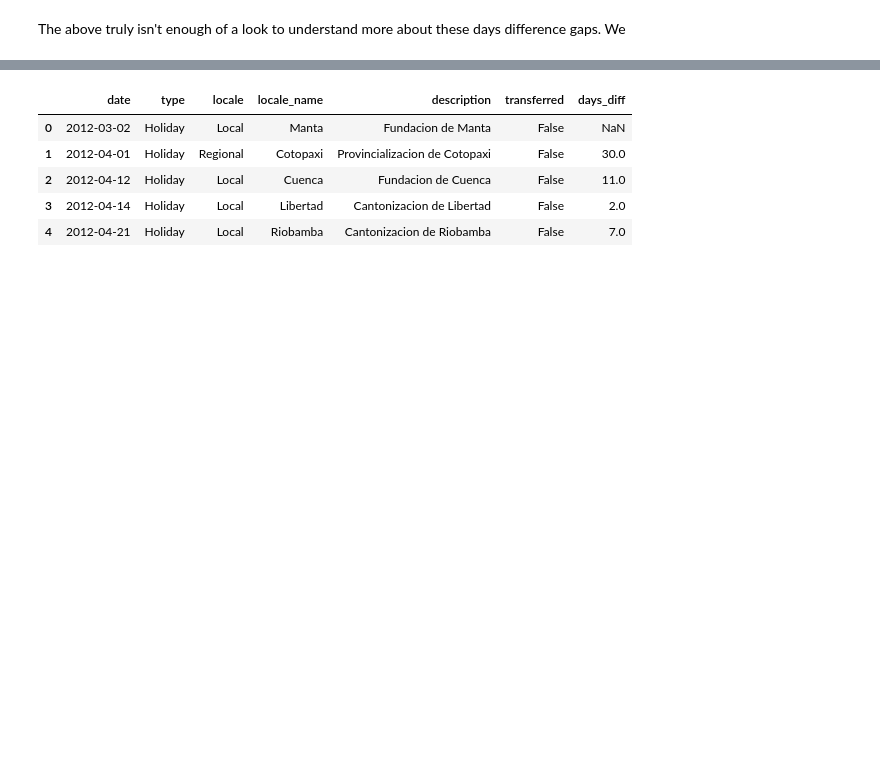
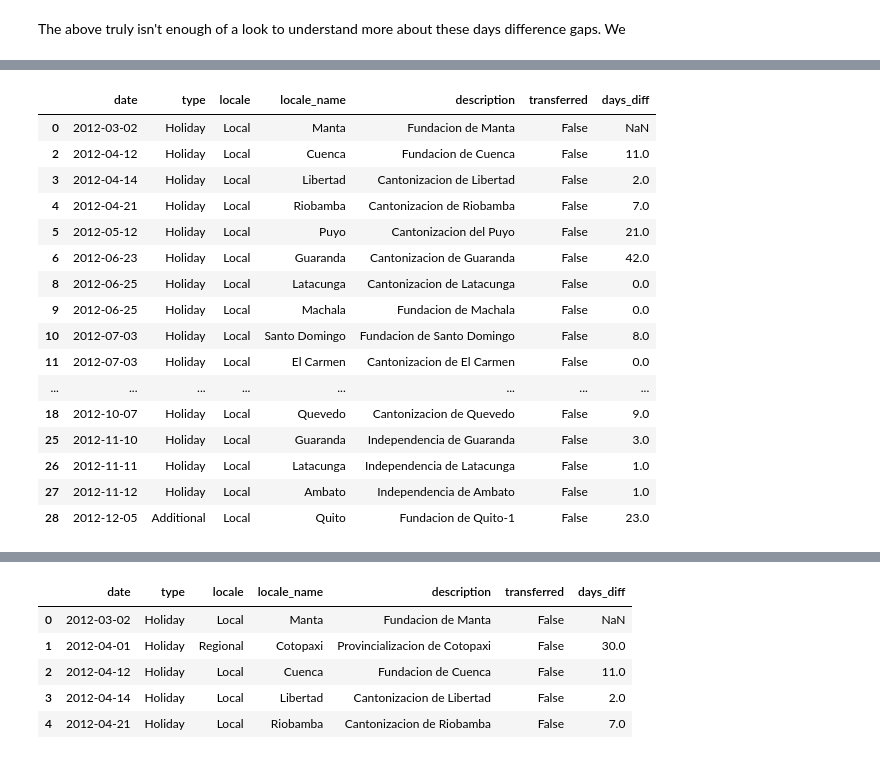
Before and after one commit to chriskuz/store_sales_time_series_forecasting, a Jupyter notebook: src/data_look.ipynb, the cells around one changed output, grey strips where cells are left out. Cells and saved outputs as stored; diff of their text form; code cells hidden in the pictures; blank space fills up the shorter version.

```diff
--- a/src/data_look.ipynb
+++ b/src/data_look.ipynb
@@ -484,0 +536,23 @@ display(
+# %%
+regional_locale_names = list(holidays["locale_name"].unique())
+regional_description_names = list(holidays["description"].unique())
+
+holidays[holidays["locale"] == "Local"].head(20)
+# %% [output]
+|  | date | type | locale | locale_name | description | transferred | days_diff |
+| 0 | 2012-03-02 | Holiday | Local | Manta | Fundacion de Manta | False | NaN |
+| 2 | 2012-04-12 | Holiday | Local | Cuenca | Fundacion de Cuenca | False | 11.0 |
+| 3 | 2012-04-14 | Holiday | Local | Libertad | Cantonizacion de Libertad | False | 2.0 |
+| 4 | 2012-04-21 | Holiday | Local | Riobamba | Cantonizacion de Riobamba | False | 7.0 |
+| 5 | 2012-05-12 | Holiday | Local | Puyo | Cantonizacion del Puyo | False | 21.0 |
+| 6 | 2012-06-23 | Holiday | Local | Guaranda | Cantonizacion de Guaranda | False | 42.0 |
+| 8 | 2012-06-25 | Holiday | Local | Latacunga | Cantonizacion de Latacunga | False | 0.0 |
+| 9 | 2012-06-25 | Holiday | Local | Machala | Fundacion de Machala | False | 0.0 |
+| 10 | 2012-07-03 | Holiday | Local | Santo Domingo | Fundacion de Santo Domingo | False | 8.0 |
+| 11 | 2012-07-03 | Holiday | Local | El Carmen | Cantonizacion de El Carmen | False | 0.0 |
+| ... | ... | ... | ... | ... | ... | ... | ... |
+| 18 | 2012-10-07 | Holiday | Local | Quevedo | Cantonizacion de Quevedo | False | 9.0 |
+| 25 | 2012-11-10 | Holiday | Local | Guaranda | Independencia de Guaranda | False | 3.0 |
+| 26 | 2012-11-11 | Holiday | Local | Latacunga | Independencia de Latacunga | False | 1.0 |
+| 27 | 2012-11-12 | Holiday | Local | Ambato | Independencia de Ambato | False | 1.0 |
+| 28 | 2012-12-05 | Additional | Local | Quito | Fundacion de Quito-1 | False | 23.0 |
```
Also changed, not shown: parts of 14 cells of this notebook.
